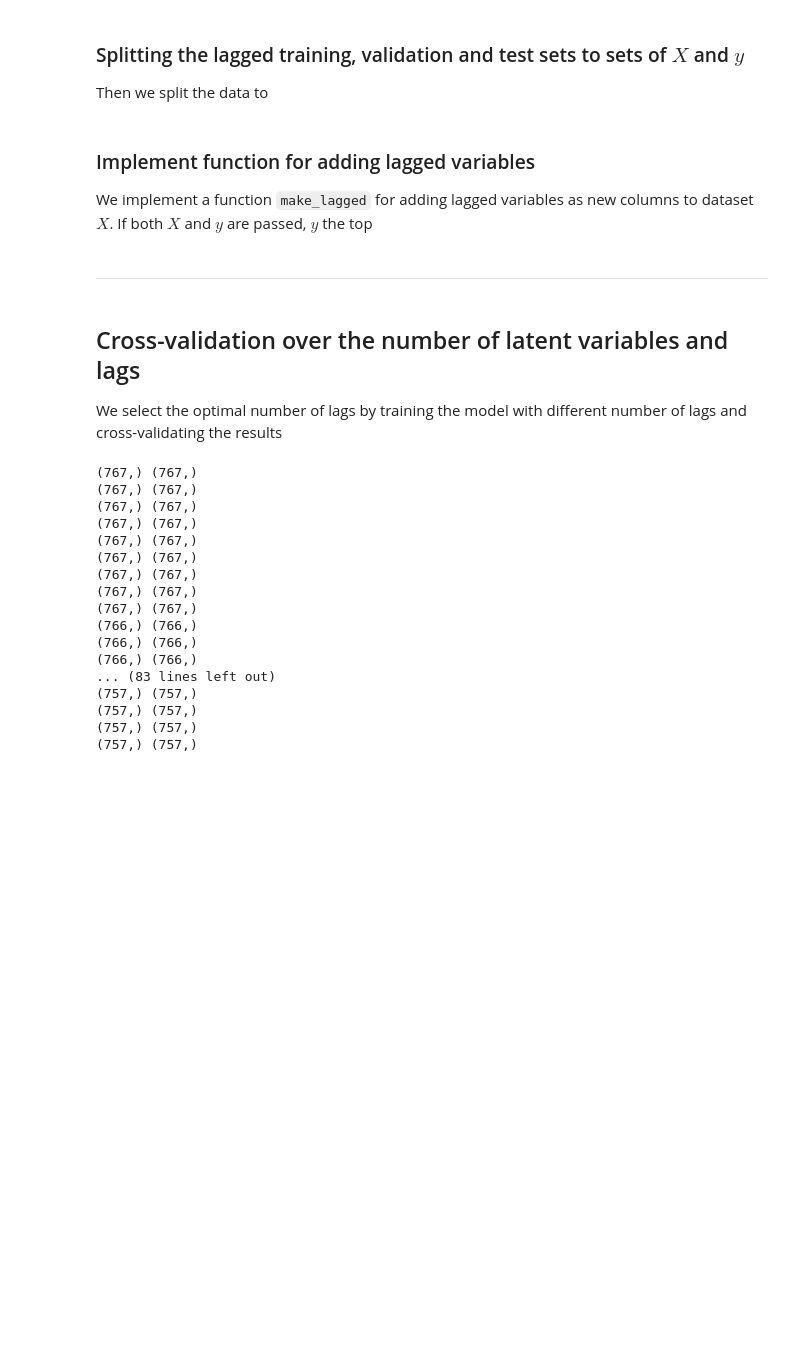
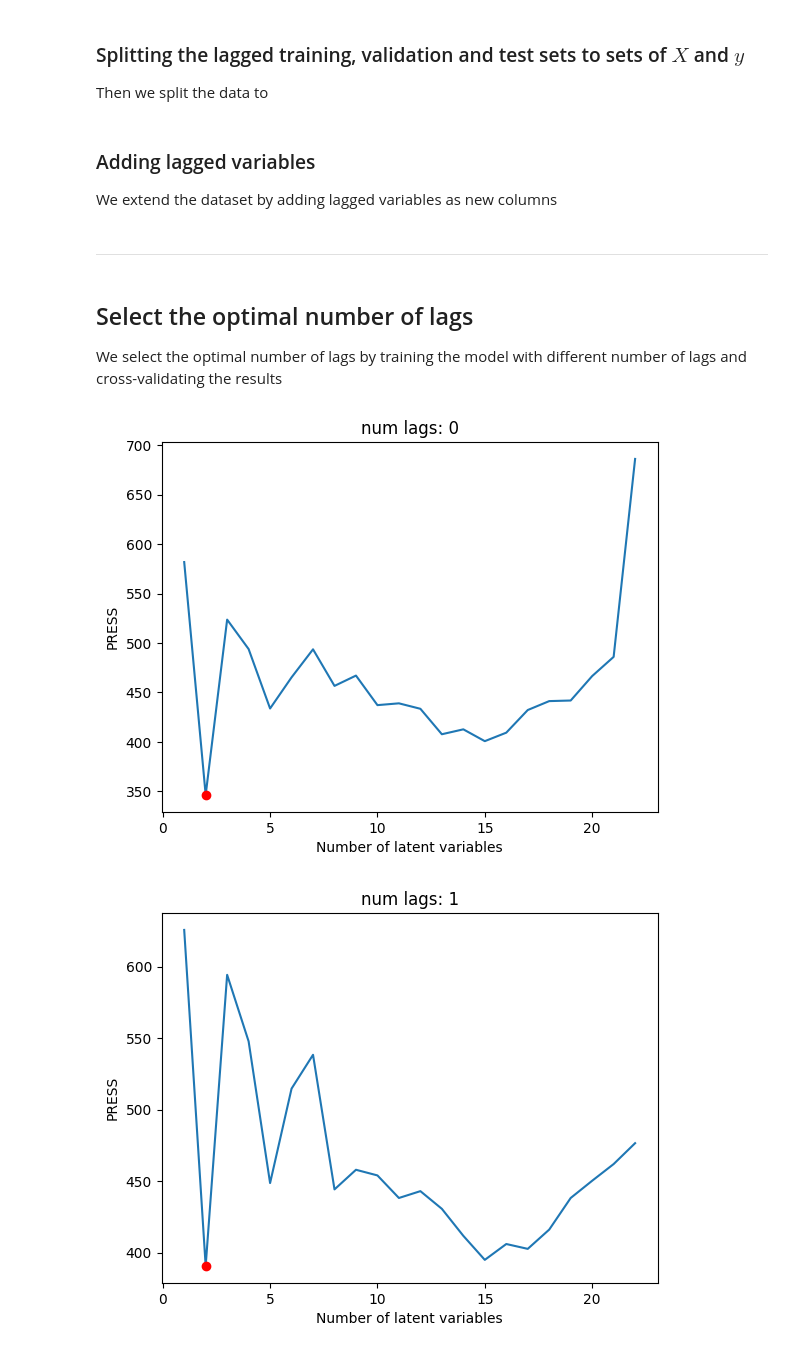
Before and after one commit to EskelinenElias/ADAML-project1, a Jupyter notebook: soft_sensor_deveopment.ipynb, the cells around one changed output. Cells and saved outputs as stored; diff of their text form; code cells hidden in the pictures; blank space fills up the shorter version.

Commit message:
Score codes for cross-validation

```diff
--- a/soft_sensor_deveopment.ipynb
+++ b/soft_sensor_deveopment.ipynb
@@ -216,10 +218,10 @@ Then we split the data to
 X_train, y_train = data_train[feature_columns], data_train[TARGET_COLUMN]
 X_val, y_val = data_val[feature_columns], data_val[TARGET_COLUMN]
 X_test, y_test = data_test[feature_columns], data_test[TARGET_COLUMN]
-# %% [markdown]
-### Implement function for adding lagged variables
-
-We implement a function `make_lagged` for adding lagged variables as new columns to dataset $X$. If both $X$ and $y$ are passed, $y$ the top
+# %% [markdown]
+### Adding lagged variables
+
+We extend the dataset by adding lagged variables as new columns
 # %%
 lags = 10
 
@@ -231,47 +237,49 @@ def make_lagged(X: np.ndarray, y: np.ndarray|None=None, max_lag: int=1) -> np.nd
 # %% [markdown]
 ---
 # %% [markdown]
-## Cross-validation over the number of latent variables and lags
+## Select the optimal number of lags
 
 
 We select the optimal number of lags by training the model with different number of lags and cross-validating the results
 # %%
 from sklearn.cross_decomposition import PLSRegression
 import warnings
+
+max_lv = 23
+
 warnings.filterwarnings('ignore')  # Suppress all warnings
 
 max_num_lags = 10
+cv_scores_lags = np.zeros(max_num_lags+1) # cross-validation scores for lags
+cv_lv_nums = np.zeros(max_num_lags+1) # optimal number of lv for different lags
 for num_lags in range(0, max_num_lags + 1):
 
-    # Make lagged datasets
     X_lagged, y_lagged = make_lagged(X_train, y_train, max_lag=num_lags)
     X_val_lagged, y_val_lagged = make_lagged(X_val, y_val, max_lag=num_lags)
 
+    press_vec = np.zeros(max_lv-1) # vector to store PRESS values
+
     # Cross validate the model over different number of latent variables
-    for num_lvs in range(1, 10):
+    for num_lvs in range(1, max_lv):
 
         # Train the model on the selected number lvs and lags
         PLS_model = PLSRegression(n_components=num_lvs).fit(X_lagged, y_lagged)
 
         # Predict the validation set using the model
         y_pred = PLS_model.predict(X_val_lagged)
 
-        print(y_pred.shape, y_val_lagged.shape)
+        # PRESS
+        press_vec[num_lvs-1] = np.sum( (y_pred - y_val_lagged)**2 )
+
+    cv_lv_nums[num_lags] = np.argmin(press_vec) + 1 # optimal lv number
+    cv_scores_lags[num_lags] = np.min(press_vec) # cross-validation score
+
+    plt.figure()
+    plt.plot(np.arange(1, max_lv), press_vec)
+    plt.plot(np.argmin(press_vec) + 1, np.min(press_vec), "ro")
+    plt.title("num lags: " + str(num_lags))
+    plt.xlabel("Number of latent variables")
+    plt.ylabel("PRESS")
 # %% [output]
-(767,) (767,)
-(767,) (767,)
-(767,) (767,)
-(767,) (767,)
-(767,) (767,)
-(767,) (767,)
-(767,) (767,)
-(767,) (767,)
-(767,) (767,)
-(766,) (766,)
-(766,) (766,)
-(766,) (766,)
-... (83 lines left out)
-(757,) (757,)
-(757,) (757,)
-(757,) (757,)
-(757,) (757,)
+[figure, added]
+[figure, added]
```
Also changed, not shown: parts of 8 cells of this notebook.
